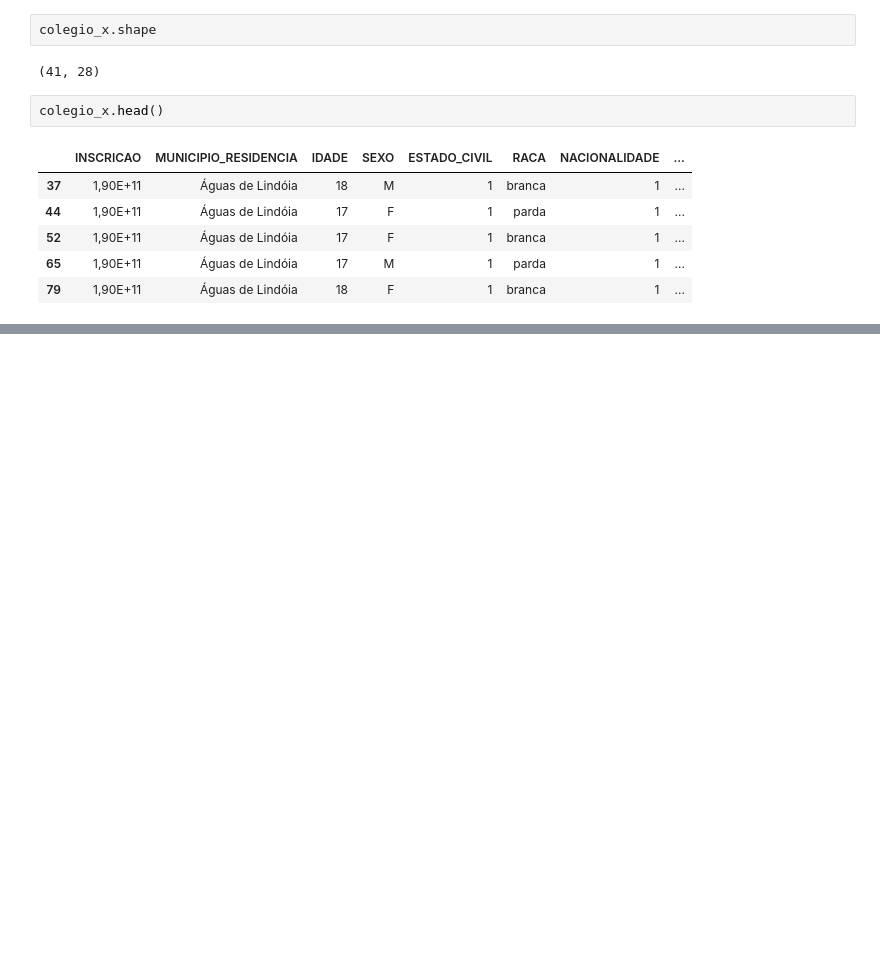
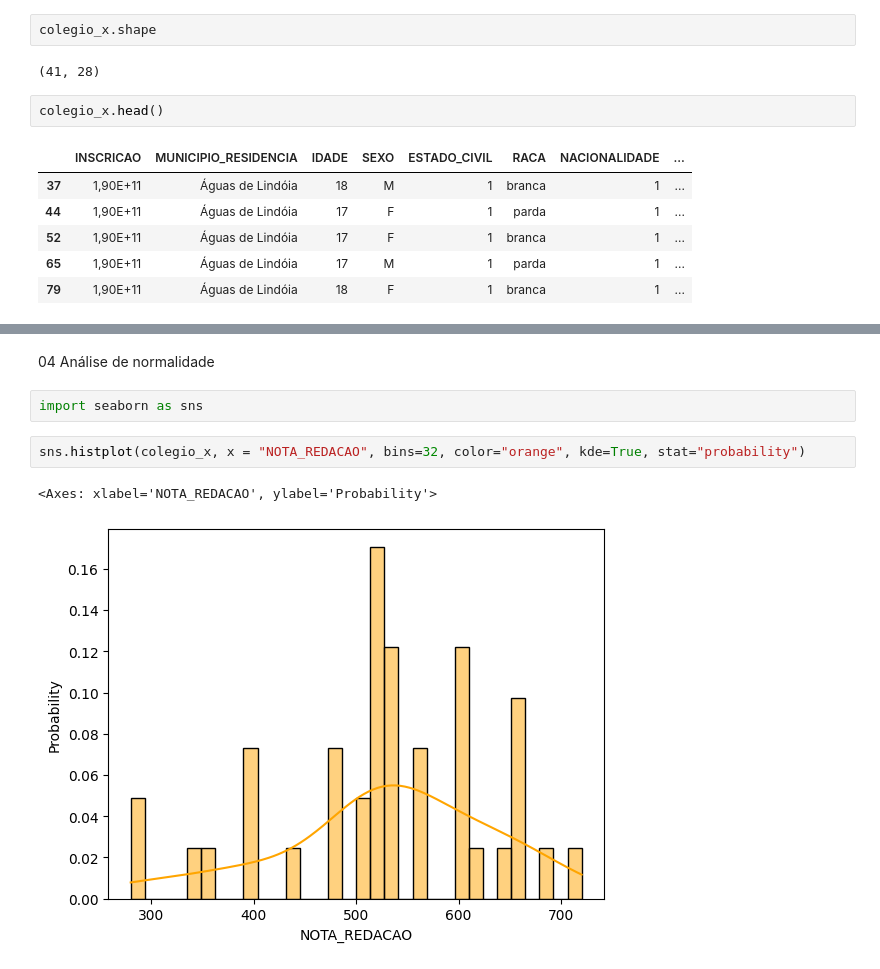
Before and after one commit to mateus-neres/Analise_estatistica_enem_2019, a Jupyter notebook: etapa09_teste_Z.ipynb, the cells around one changed output, grey strips where cells are left out. Saved outputs shown, nothing was run; the diff lists cells and outputs as text; blank space fills up the shorter version.

```diff
--- a/etapa09_teste_Z.ipynb
+++ b/etapa09_teste_Z.ipynb
@@ -35,0 +89,9 @@ colegio_x.head()
+# %% [markdown]
+04 Análise de normalidade
+# %%
+import seaborn as sns
+# %%
+sns.histplot(colegio_x, x = "NOTA_REDACAO", bins=32, color="orange", kde=True, stat="probability")
+# %% [output]
+<Axes: xlabel='NOTA_REDACAO', ylabel='Probability'>
+[figure, added]
```
Also changed, not shown: parts of 7 cells of this notebook.
